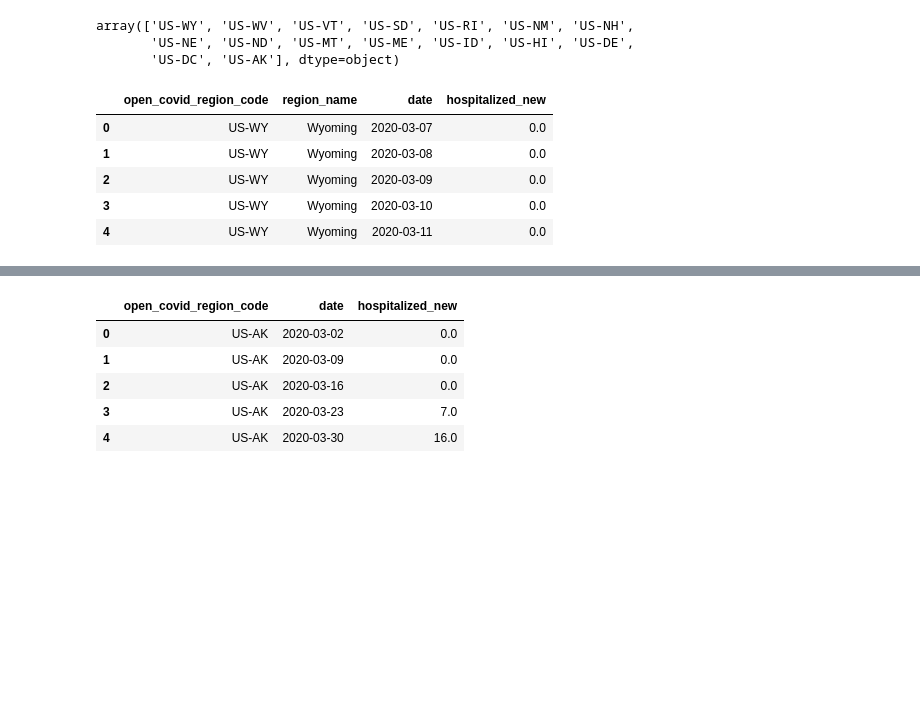
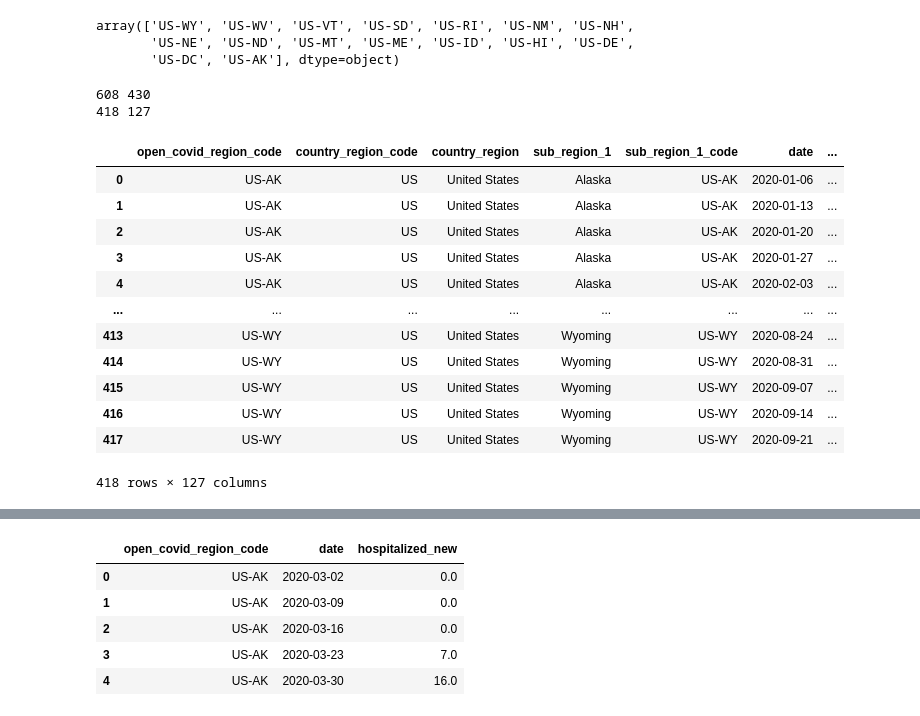
Before and after one commit to xinruili07/MiniProject1, a Jupyter notebook: mini_project1.ipynb, the cells around one changed output, grey strips where cells are left out. Cells and saved outputs as stored; diff of their text form; code cells hidden in the pictures; blank space fills up the shorter version.

```diff
--- a/mini_project1.ipynb
+++ b/mini_project1.ipynb
@@ -135,23 +159,31 @@ array(['US-WY', 'US-WV', 'US-VT', 'US-SD', 'US-RI', 'US-NM', 'US-NH',
 # %%
 def clean_data(df):
   (rows, cols) = df.shape
   print(rows, cols)
   row_threshold = int(rows * 0.05)
   col_threshold = int(cols * 0.05)
 
   df = df.dropna(axis = 0, thresh = col_threshold)
   df = df.dropna(axis = 1, thresh = row_threshold)
   df = df.reset_index(drop = True)
   (rows, cols) = df.shape
   print(rows, cols)
   return df
+
+clean_data(trends_df)
+# %% [output]
+608 430
+418 127
+|  | open_covid_region_code | country_region_code | country_region | sub_region_1 | sub_region_1_code | date | ... |
+| 0 | US-AK | US | United States | Alaska | US-AK | 2020-01-06 | ... |
+| 1 | US-AK | US | United States | Alaska | US-AK | 2020-01-13 | ... |
+| 2 | US-AK | US | United States | Alaska | US-AK | 2020-01-20 | ... |
+| 3 | US-AK | US | United States | Alaska | US-AK | 2020-01-27 | ... |
+| 4 | US-AK | US | United States | Alaska | US-AK | 2020-02-03 | ... |
+| ... | ... | ... | ... | ... | ... | ... | ... |
+| 413 | US-WY | US | United States | Wyoming | US-WY | 2020-08-24 | ... |
+| 414 | US-WY | US | United States | Wyoming | US-WY | 2020-08-31 | ... |
+| 415 | US-WY | US | United States | Wyoming | US-WY | 2020-09-07 | ... |
+| 416 | US-WY | US | United States | Wyoming | US-WY | 2020-09-14 | ... |
+| 417 | US-WY | US | United States | Wyoming | US-WY | 2020-09-21 | ... |
+418 rows × 127 columns
-# %%
-us_cases.columns
-us_cases.head()
-# %% [output]
-|  | open_covid_region_code | region_name | date | hospitalized_new |
-| 0 | US-WY | Wyoming | 2020-03-07 | 0.0 |
-| 1 | US-WY | Wyoming | 2020-03-08 | 0.0 |
-| 2 | US-WY | Wyoming | 2020-03-09 | 0.0 |
-| 3 | US-WY | Wyoming | 2020-03-10 | 0.0 |
-| 4 | US-WY | Wyoming | 2020-03-11 | 0.0 |
```
Also changed, not shown: parts of 5 cells of this notebook.
